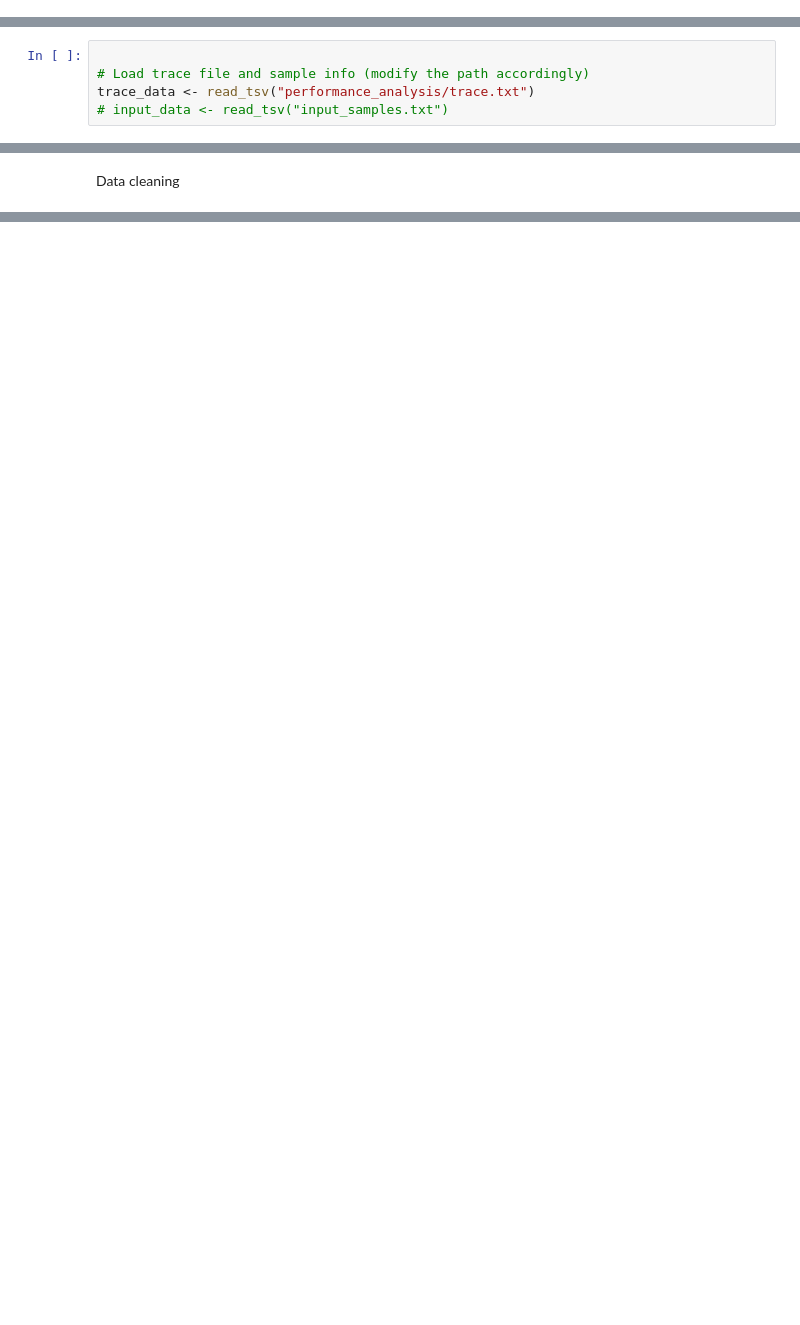
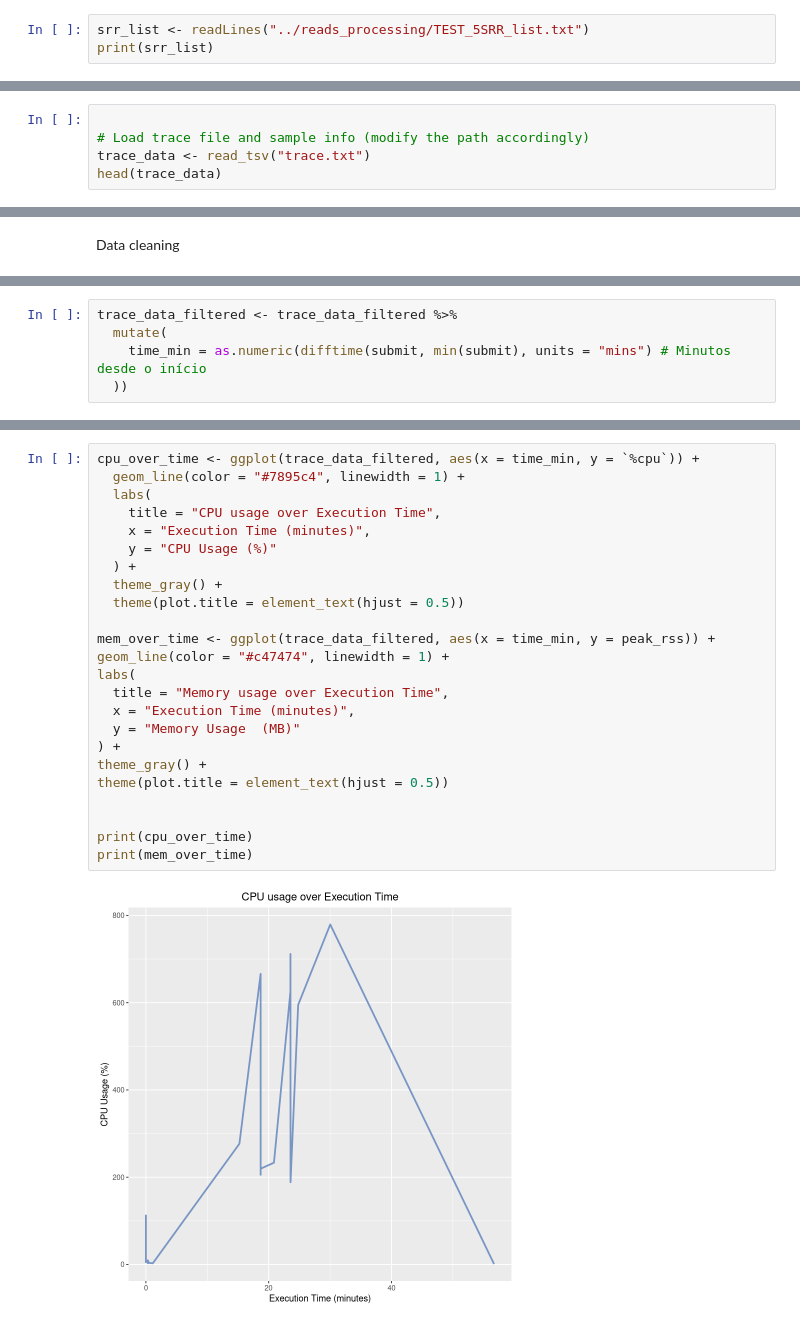
Before and after one commit to labbces/SpliceScape, a Jupyter notebook: performance_analysis/performance_analysis.ipynb, the cells around one changed output, grey strips where cells are left out. Cells and saved outputs as stored; diff of their text form; blank space fills up the shorter version.

Commit message:
add pipeline performance analysis

```diff
--- a/performance_analysis/performance_analysis.ipynb
+++ b/performance_analysis/performance_analysis.ipynb
@@ -13,0 +40,3 @@ library(ggraph)      # For visualizing graph structures
+# %%
+srr_list <- readLines("../reads_processing/TEST_5SRR_list.txt")
+print(srr_list)
@@ -14,5 +45,5 @@ library(ggraph)      # For visualizing graph structures
 # %%
 
 # Load trace file and sample info (modify the path accordingly)
-trace_data <- read_tsv("performance_analysis/trace.txt")
-# input_data <- read_tsv("input_samples.txt")
+trace_data <- read_tsv("trace.txt")
+head(trace_data)
@@ -39,0 +208,5 @@ print(plot_execution_vs_sample)
+# %%
+trace_data_filtered <- trace_data_filtered %>%
+  mutate(
+    time_min = as.numeric(difftime(submit, min(submit), units = "mins") # Minutos desde o início
+  ))
@@ -39,0 +215,26 @@ print(plot_execution_vs_sample)
+# %%
+cpu_over_time <- ggplot(trace_data_filtered, aes(x = time_min, y = `%cpu`)) +
+  geom_line(color = "#7895c4", linewidth = 1) +
+  labs(
+    title = "CPU usage over Execution Time",
+    x = "Execution Time (minutes)",
+    y = "CPU Usage (%)"
+  ) +
+  theme_gray() +
+  theme(plot.title = element_text(hjust = 0.5))
+
+mem_over_time <- ggplot(trace_data_filtered, aes(x = time_min, y = peak_rss)) +
+geom_line(color = "#c47474", linewidth = 1) +
+labs(
+  title = "Memory usage over Execution Time",
+  x = "Execution Time (minutes)",
+  y = "Memory Usage  (MB)"
+) +
+theme_gray() +
+theme(plot.title = element_text(hjust = 0.5))
+
+
+print(cpu_over_time)
+print(mem_over_time)
+# %% [output]
+[figure, added]
```
Also changed, not shown: parts of 35 cells of this notebook.
